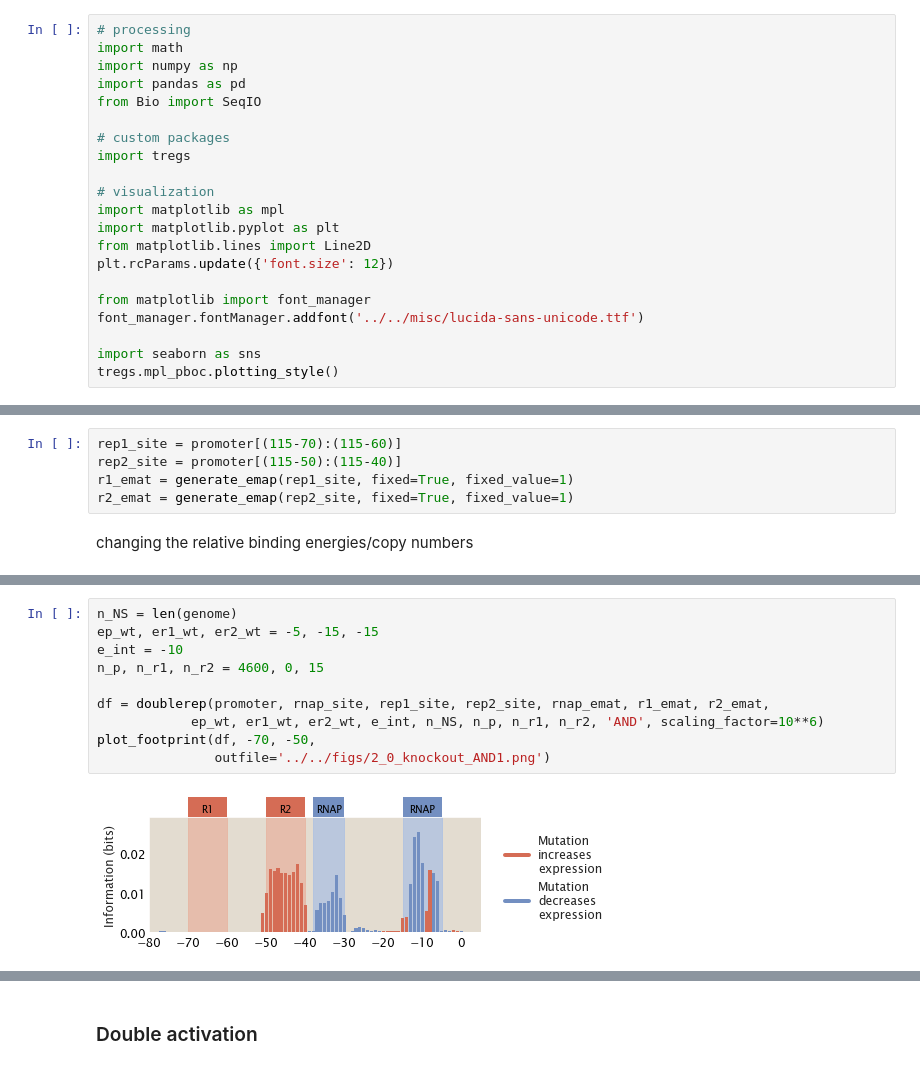
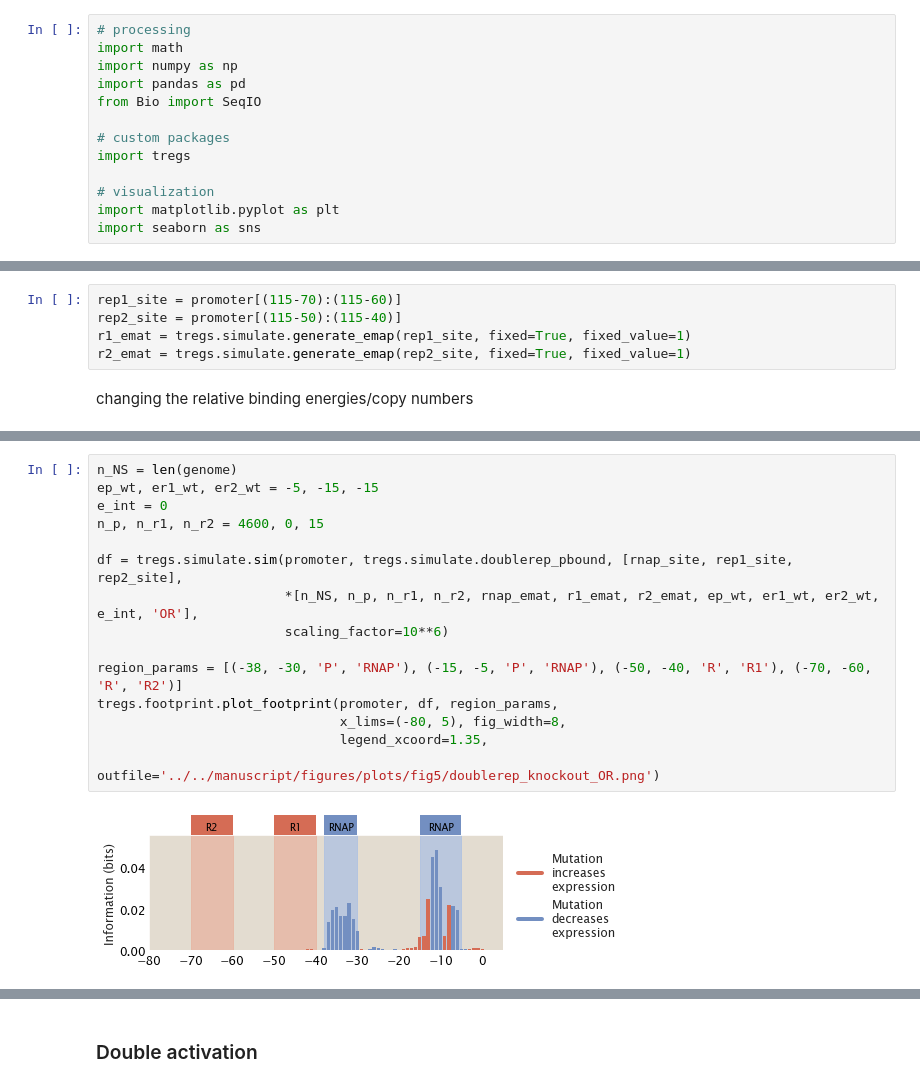
Before and after one commit to RPGroup-PBoC/theoretical_regseq, a Jupyter notebook: notebooks/experimental/tf_knockout.ipynb, the cells around one changed output, grey strips where cells are left out. Saved outputs shown, nothing was run; the diff lists cells and outputs as text.

```diff
--- a/notebooks/experimental/tf_knockout.ipynb
+++ b/notebooks/experimental/tf_knockout.ipynb
@@ -9,13 +9,5 @@ from Bio import SeqIO
 import tregs
 
 # visualization
-import matplotlib as mpl
 import matplotlib.pyplot as plt
-from matplotlib.lines import Line2D
-plt.rcParams.update({'font.size': 12})
-
-from matplotlib import font_manager
-font_manager.fontManager.addfont('../../misc/lucida-sans-unicode.ttf')
-
 import seaborn as sns
-tregs.mpl_pboc.plotting_style()
@@ -324,8 +67,8 @@ def plot_footprint(df, rep1_start_site, rep2_start_site,
 # %%
 rep1_site = promoter[(115-70):(115-60)]
 rep2_site = promoter[(115-50):(115-40)]
-r1_emat = generate_emap(rep1_site, fixed=True, fixed_value=1)
-r2_emat = generate_emap(rep2_site, fixed=True, fixed_value=1)
+r1_emat = tregs.simulate.generate_emap(rep1_site, fixed=True, fixed_value=1)
+r2_emat = tregs.simulate.generate_emap(rep2_site, fixed=True, fixed_value=1)
 # %% [markdown]
 changing the relative binding energies/copy numbers
 # %%
@@ -343,12 +123,17 @@ plot_footprint(df, -70, -50,
 # %%
 n_NS = len(genome)
 ep_wt, er1_wt, er2_wt = -5, -15, -15
-e_int = -10
+e_int = 0
 n_p, n_r1, n_r2 = 4600, 0, 15
 
-df = doublerep(promoter, rnap_site, rep1_site, rep2_site, rnap_emat, r1_emat, r2_emat,
-            ep_wt, er1_wt, er2_wt, e_int, n_NS, n_p, n_r1, n_r2, 'AND', scaling_factor=10**6)
-plot_footprint(df, -70, -50,
-               outfile='../../figs/2_0_knockout_AND1.png')
+df = tregs.simulate.sim(promoter, tregs.simulate.doublerep_pbound, [rnap_site, rep1_site, rep2_site],
+                        *[n_NS, n_p, n_r1, n_r2, rnap_emat, r1_emat, r2_emat, ep_wt, er1_wt, er2_wt, e_int, 'OR'],
+                        scaling_factor=10**6)
+
+region_params = [(-38, -30, 'P', 'RNAP'), (-15, -5, 'P', 'RNAP'), (-50, -40, 'R', 'R1'), (-70, -60, 'R', 'R2')]
+tregs.footprint.plot_footprint(promoter, df, region_params,
+                               x_lims=(-80, 5), fig_width=8,
+                               legend_xcoord=1.35,
+                               outfile='../../manuscript/figures/plots/fig5/doublerep_knockout_OR.png')
 # %% [output]
-[figure, old version]
+[figure, new version]
```
Also changed, not shown: parts of 35 cells of this notebook, 49 other files.
